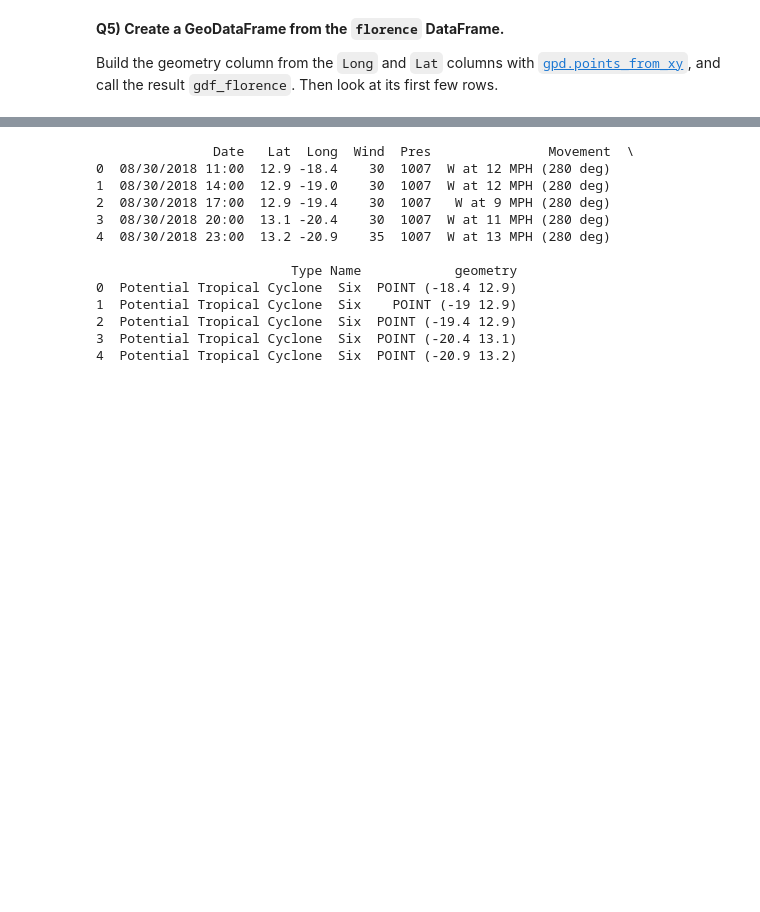
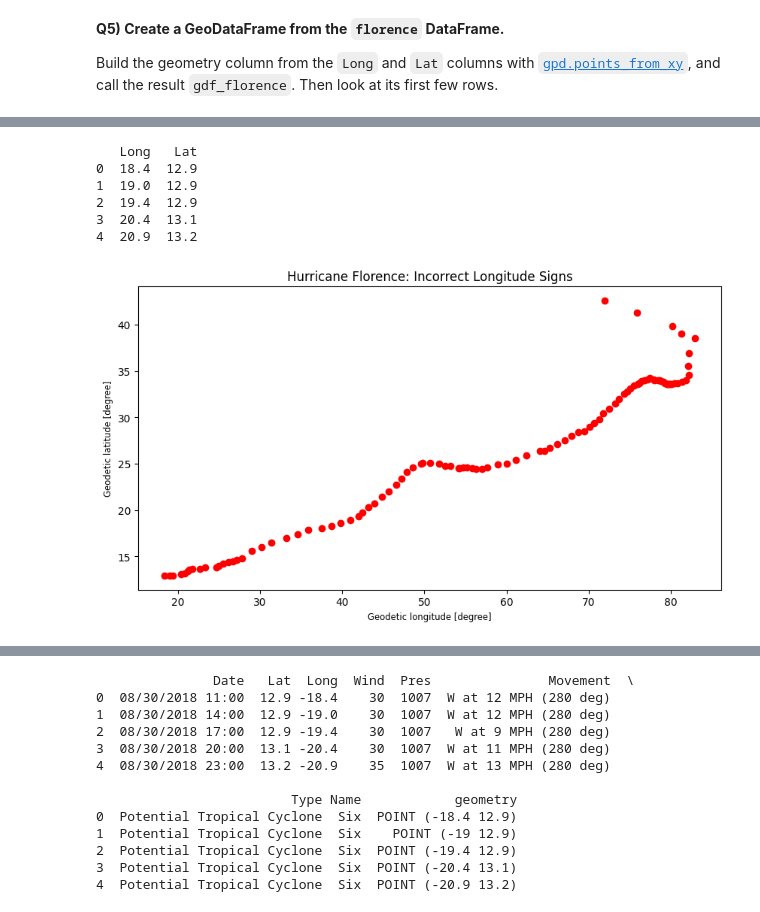
Before and after one commit to spatialjim1/2026_Intro_Python, a Jupyter notebook: live/part-I/1.6-geospatial-vector-data-environmental-exercises.ipynb, the cells around one changed output, grey strips where cells are left out. Saved outputs shown, nothing was run; the diff lists cells and outputs as text; code cells hidden in the pictures; blank space fills up the shorter version.

```diff
--- a/live/part-I/1.6-geospatial-vector-data-environmental-exercises.ipynb
+++ b/live/part-I/1.6-geospatial-vector-data-environmental-exercises.ipynb
@@ -147,0 +152,29 @@ and call the result `gdf_florence`. Then look at its first few rows.
+# %%
+# Load the original CSV data without correcting longitude
+florence_original = pd.read_csv(track_path)
+
+# Inspect the original longitude and latitude values
+print(florence_original[["Long", "Lat"]].head())
+
+# Create a GeoDataFrame with the incorrect longitude signs
+gdf_wrong = gpd.GeoDataFrame(
+    florence_original,
+    geometry=gpd.points_from_xy(
+        florence_original["Long"],
+        florence_original["Lat"]
+    ),
+    crs="EPSG:4326"
+)
+
+# Plot the incorrectly located hurricane track
+gdf_wrong.plot(figsize=(10, 6), color="red")
+plt.title("Hurricane Florence: Incorrect Longitude Signs")
+plt.show()
+# %% [output]
+   Long   Lat
+0  18.4  12.9
+1  19.0  12.9
+2  19.4  12.9
+3  20.4  13.1
+4  20.9  13.2
+[figure, added]
```
Also changed, not shown: parts of 4 cells of this notebook.
